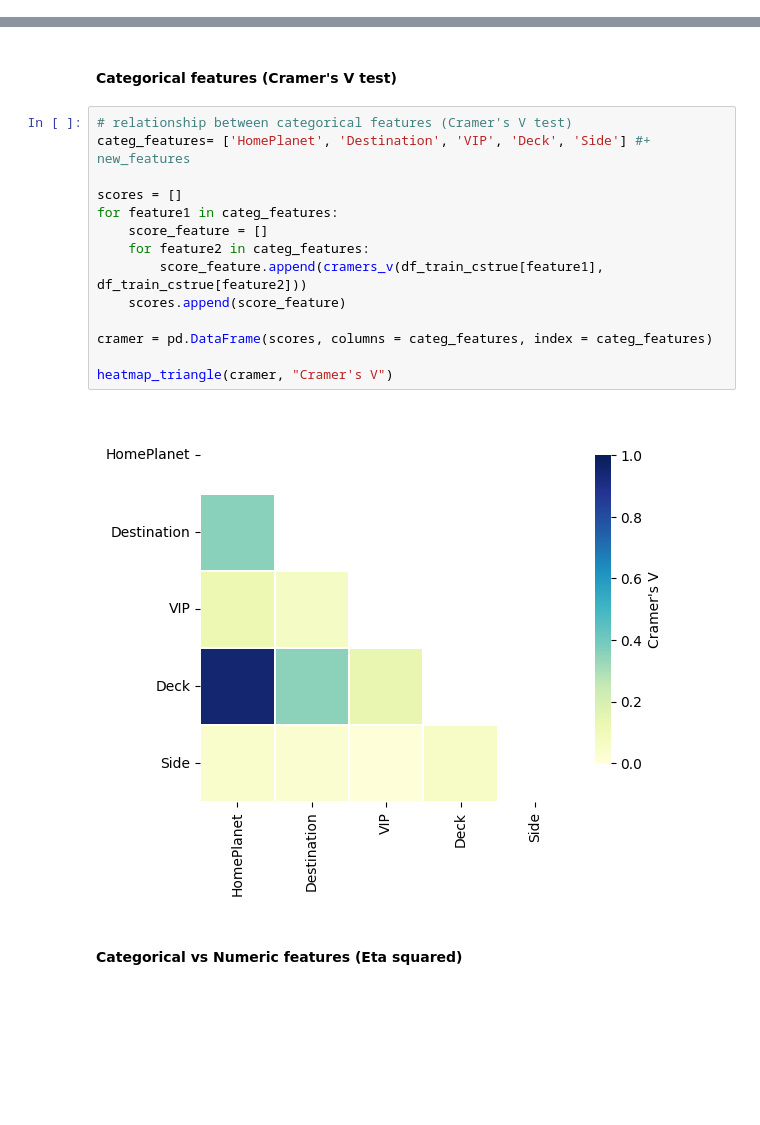
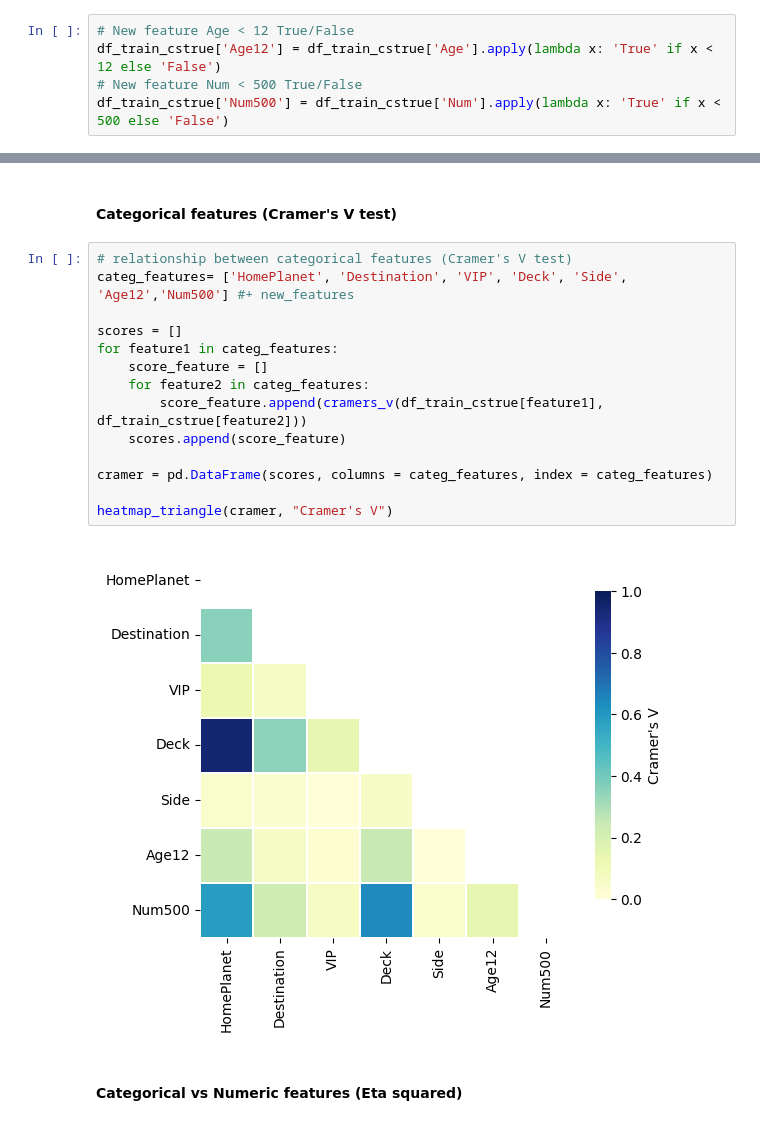
Before and after one commit to mapardo-lab/spaceshipTitanic, a Jupyter notebook: EDACryoSleep.ipynb, the cells around one changed output, grey strips where cells are left out. Cells and saved outputs as stored; diff of their text form; blank space fills up the shorter version.

```diff
--- a/EDACryoSleep.ipynb
+++ b/EDACryoSleep.ipynb
@@ -121,3 +125,8 @@ plot_bars_target(df_train_cstrue, cat_features , 'Transported', sort = True)
+# %%
+# New feature Age < 12 True/False
+df_train_cstrue['Age12'] = df_train_cstrue['Age'].apply(lambda x: 'True' if x < 12 else 'False')
+# New feature Num < 500 True/False
+df_train_cstrue['Num500'] = df_train_cstrue['Num'].apply(lambda x: 'True' if x < 500 else 'False')
 # %% [markdown]
 ### Correlation between explanatory features
 # %% [markdown]
@@ -140,20 +149,20 @@ Num  0.172785  1.000000
 #### Categorical features (Cramer's V test)
 # %%
 # relationship between categorical features (Cramer's V test)
-categ_features= ['HomePlanet', 'Destination', 'VIP', 'Deck', 'Side'] #+ new_features
+categ_features= ['HomePlanet', 'Destination', 'VIP', 'Deck', 'Side', 'Age12','Num500'] #+ new_features
 
 scores = []
 for feature1 in categ_features:
     score_feature = []
     for feature2 in categ_features:
         score_feature.append(cramers_v(df_train_cstrue[feature1], df_train_cstrue[feature2]))
     scores.append(score_feature)
 
 cramer = pd.DataFrame(scores, columns = categ_features, index = categ_features)
 
 heatmap_triangle(cramer, "Cramer's V")
 # %% [output]
-[figure, old version]
+[figure, new version]
 # %% [markdown]
 #### Categorical vs Numeric features (Eta squared)
 # %%
```
Also changed, not shown: parts of 6 cells of this notebook, 4 other files.
